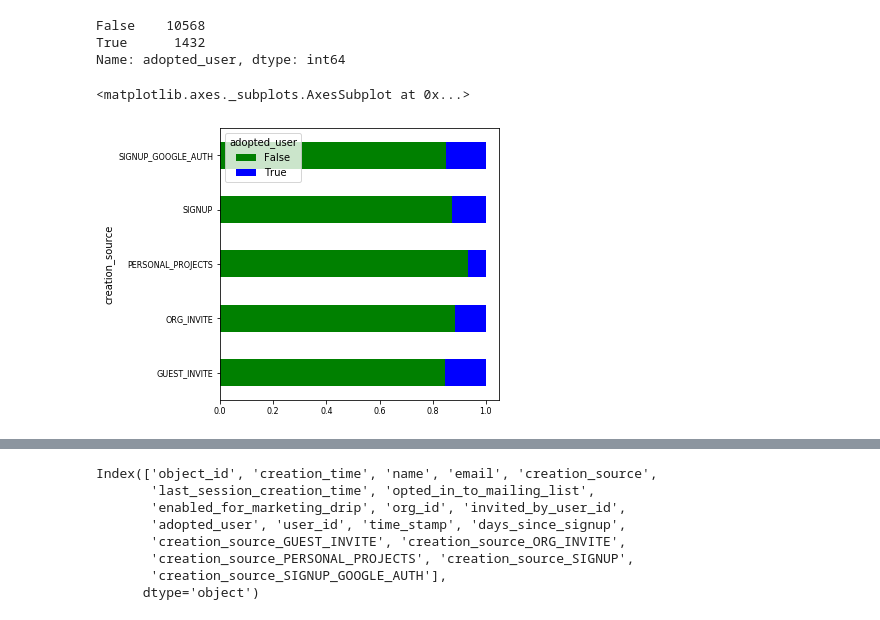
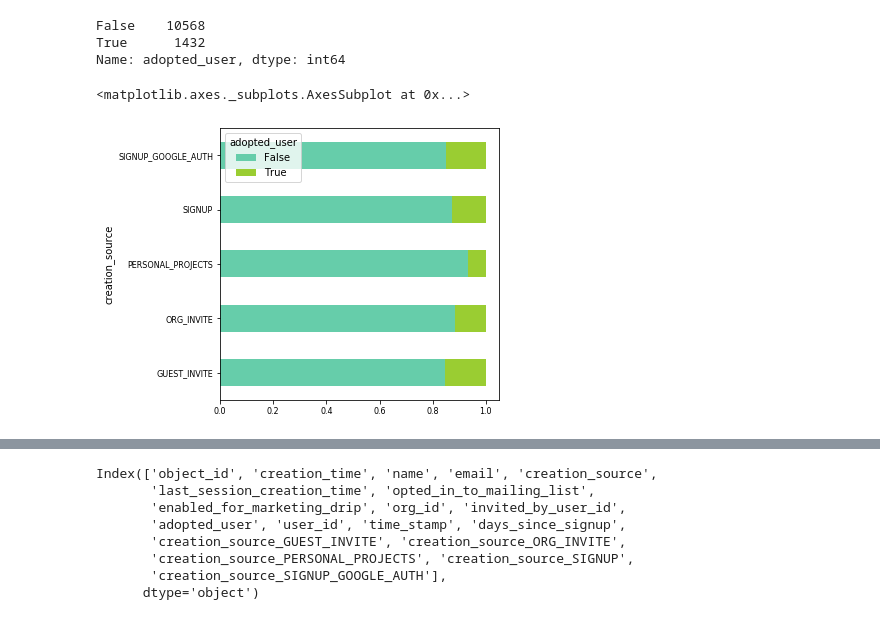
Before and after one commit to glazenda/Challenge2_DataScience, a Jupyter notebook: Challenge_Relax.ipynb, the cells around one changed output, grey strips where cells are left out. Cells and saved outputs as stored; diff of their text form; code cells hidden in the pictures.

```diff
--- a/Challenge_Relax.ipynb
+++ b/Challenge_Relax.ipynb
@@ -218,10 +218,10 @@ True      1432
 Name: adopted_user, dtype: int64
 # %%
 users_df_mod.groupby(['creation_source'])['adopted_user'].value_counts(normalize=True).unstack().\
-            plot.barh(figsize=(5,5),width=0.5,color=['g', 'b'],fontsize=8,stacked=True)
+            plot.barh(figsize=(5,5),width=0.5,color=['mediumaquamarine', 'yellowgreen'],fontsize=8,stacked=True)
 # %% [output]
 <matplotlib.axes._subplots.AxesSubplot at 0x...>
-[figure, old version]
+[figure, new version]
 # %%
 users_df_mod.info()
 # %% [output]
```
Also changed, not shown: parts of 10 cells of this notebook.
